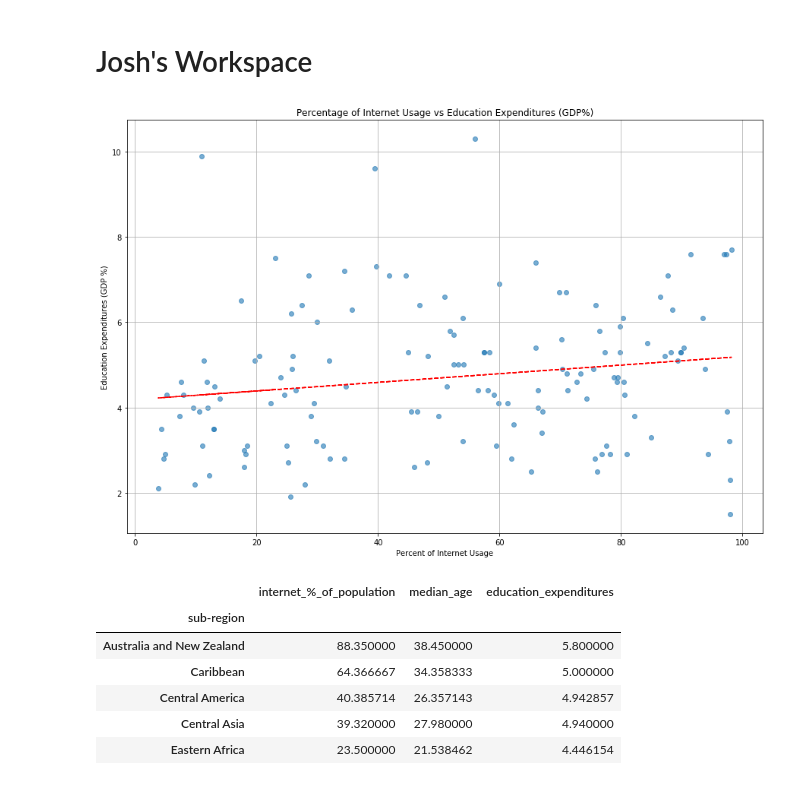
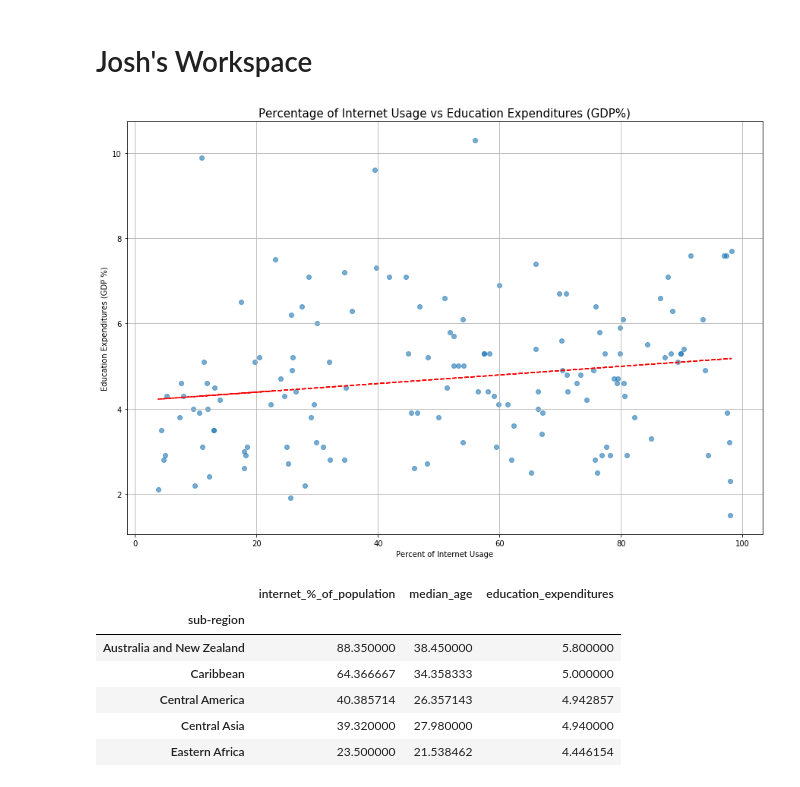
Before and after one commit to JoshuaFarmerATX/butterfly_effects_project, a Jupyter notebook: butterfly_effect-Claudia.ipynb, the cells around one changed output. Cells and saved outputs as stored; diff of their text form; code cells hidden in the pictures.

```diff
--- a/butterfly_effect-Claudia.ipynb
+++ b/butterfly_effect-Claudia.ipynb
@@ -59,20 +59,22 @@ df_filtered = merged_data[(merged_data["population"] < pop_hi) & (merged_data["p
 # %%
 z = np.polyfit(df_filtered["internet_%_of_population"], df_filtered["education_expenditures"], 1)
 p = np.poly1d(z)
 
+#Plot to show Percentage of internet Usage vs Education Expenditures (GDP%)
 plt.figure(figsize=(15,10))
 plt.plot(df_filtered["internet_%_of_population"],p(df_filtered["internet_%_of_population"]),"r--")
 plt.scatter(df_filtered["internet_%_of_population"], df_filtered["education_expenditures"], alpha = .6)
-plt.title("Percentage of Internet Usage vs Education Expenditures (GDP%)")
+plt.title("Percentage of Internet Usage vs Education Expenditures (GDP%)", fontsize=15)
 plt.xlabel("Percent of Internet Usage")
 plt.ylabel("Education Expenditures (GDP %)")
 plt.grid()
 
 plt.savefig("Fig1.png")
 
+#Show Figure
 plt.show()
 # %% [output]
-[figure, old version]
+[figure, new version]
 # %%
 sub_df = df_filtered[['sub-region', 'internet_%_of_population', 'median_age', 'education_expenditures']]
 # %%
```
Also changed, not shown: parts of 6 cells of this notebook, 7 other files.
